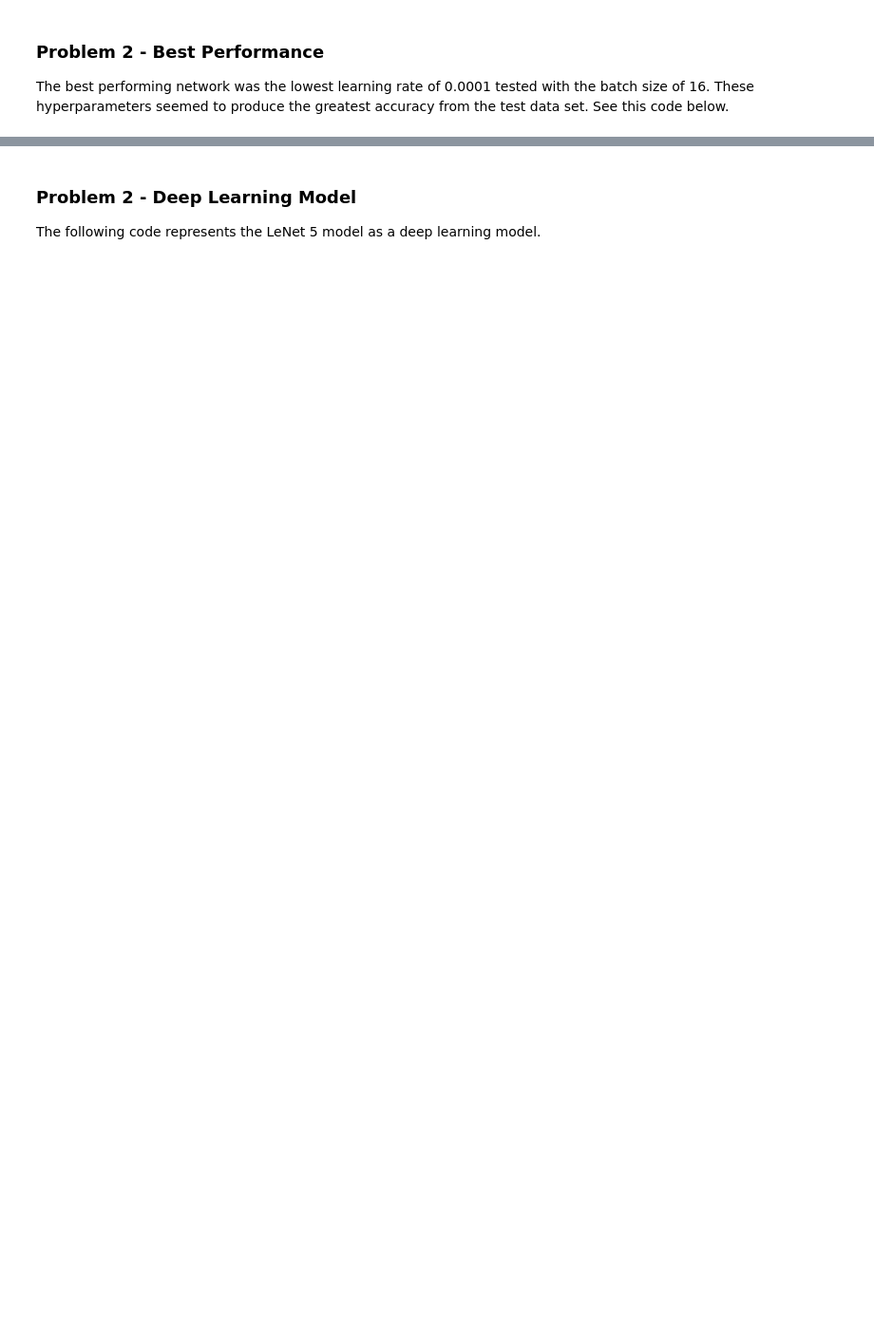
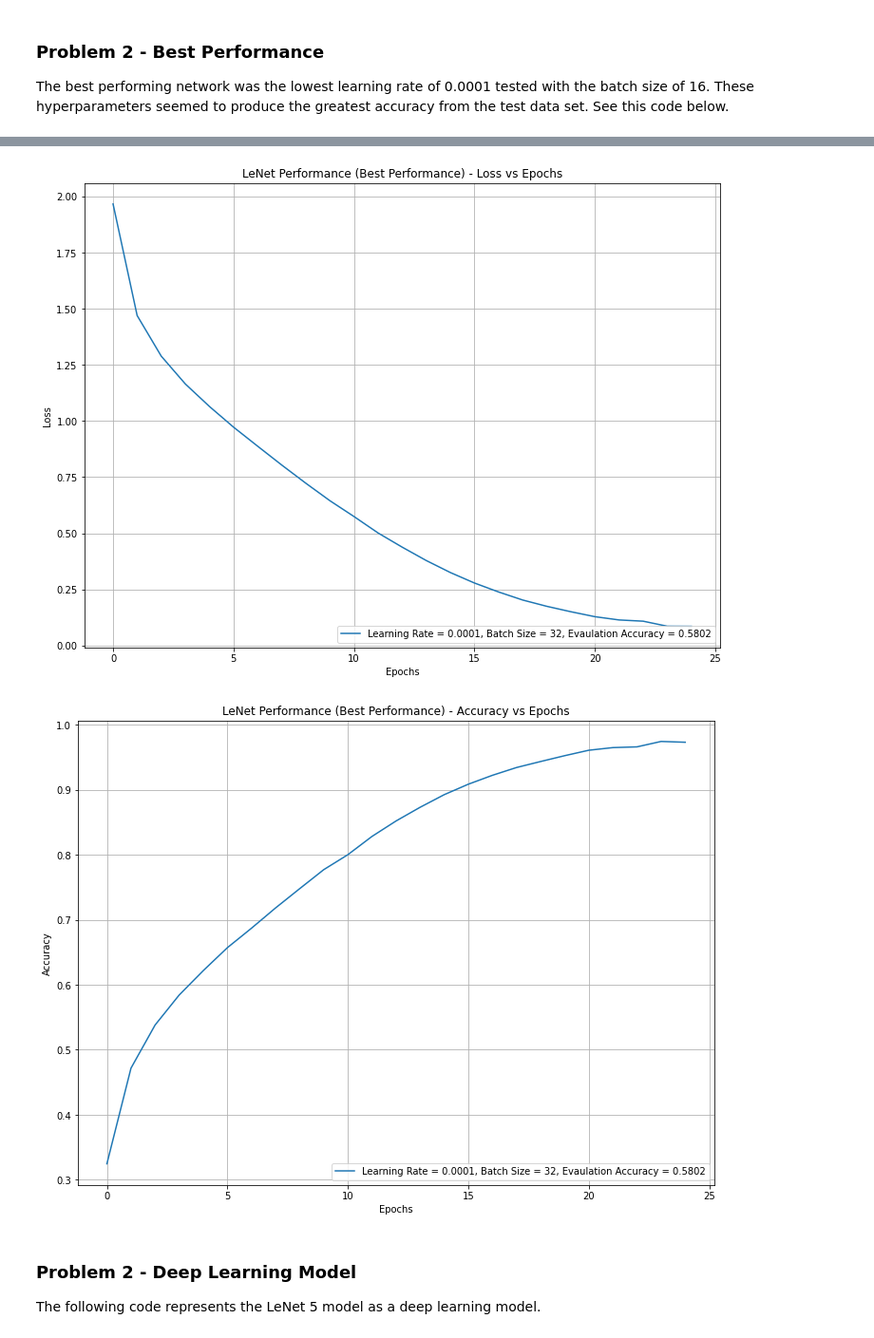
Before and after one commit to lrburle/ML_Asssignment3, a Jupyter notebook: assign_3.ipynb, the cells around one changed output, grey strips where cells are left out. Shown at 95% size. Cells and saved outputs as stored; diff of their text form; code cells hidden in the pictures; blank space fills up the shorter version.

```diff
--- a/assign_3.ipynb
+++ b/assign_3.ipynb
@@ -833,7 +930,7 @@ history4 = []
 test4 = []
 
 learning = 0.0001
-batch = 16
+batch = 32
 
 lanet.set_weights(l1)
 opt = keras.optimizers.Adam(learning_rate=learning)
@@ -846,27 +961,30 @@ test4.append(lanet.evaluate(x_test, y_test))
 # %%
 # Show the Loss vs Epochs for each architecture.
 plt.figure(figsize=[12, 9])
 plt.title("LeNet Performance (Best Performance) - Loss vs Epochs")
 plt.xlabel("Epochs")
 plt.ylabel("Loss")
 
-plt.plot(history4[idx].history['loss'], label=f'Learning Rate = {learning}, Batch Size = {batch}, Evaulation Accuracy = {test4[1]:.4}')
+plt.plot(history4[0].history['loss'], label=f'Learning Rate = {learning}, Batch Size = {batch}, Evaulation Accuracy = {test4[0][1]:.4}')
 
 plt.legend(loc="lower right")
 plt.grid()
 plt.show()
 
 # Plotting the accuracy versus the epochs in the training parameters.
 plt.figure(figsize=[12, 9])
 plt.title("LeNet Performance (Best Performance) - Accuracy vs Epochs")
 plt.xlabel("Epochs")
 plt.ylabel("Accuracy")
 
-plt.plot(history4[idx].history['accuracy'], label=f'Learning Rate = {learning}, Batch Size = {batch}, Evaulation Accuracy = {test4[1]:.4}')
+plt.plot(history4[0].history['accuracy'], label=f'Learning Rate = {learning}, Batch Size = {batch}, Evaulation Accuracy = {test4[0][1]:.4}')
 
 plt.grid()
 plt.legend(loc="lower right")
 plt.show()
+# %% [output]
+[figure, added]
+[figure, added]
 # %% [markdown]
 ### Problem 2 - Deep Learning Model
 The following code represents the LeNet 5 model as a deep learning model.
```
Also changed, not shown: parts of 23 cells of this notebook.
